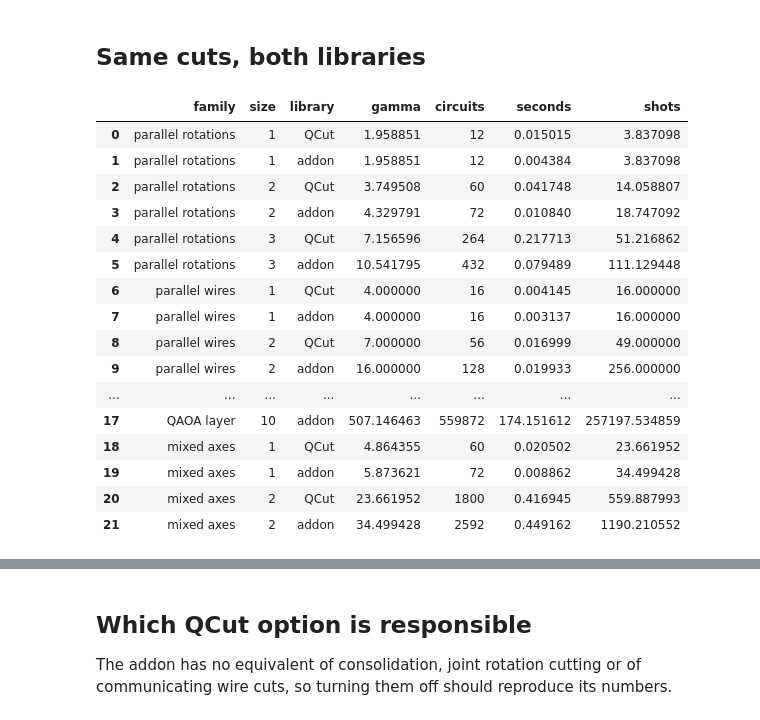
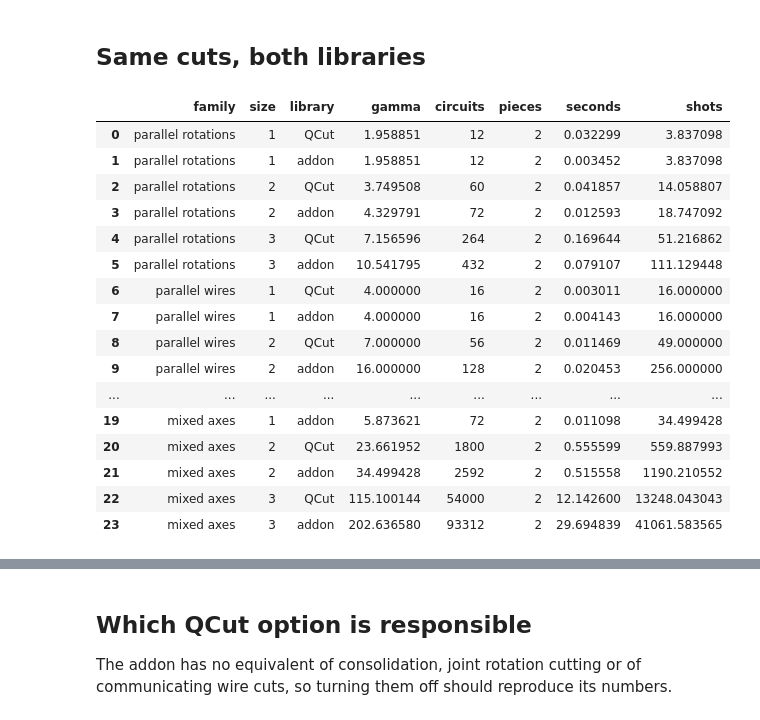
Before and after one commit to JooNiv/QCut, a Jupyter notebook: benchmarks/QCutVsAddon.ipynb, the cells around one changed output, grey strips where cells are left out. Saved outputs shown, nothing was run; the diff lists cells and outputs as text; code cells hidden in the pictures.

```diff
--- a/benchmarks/QCutVsAddon.ipynb
+++ b/benchmarks/QCutVsAddon.ipynb
@@ -71,7 +72,7 @@ def parallel_wires(wires):
     return marked, addon, None, True
 
 
-def qaoa_layer(nodes, degree=3, seed=7):
+def qaoa_layer(nodes, degree=2, seed=7):
     """One QAOA layer on a random regular graph, split down the middle."""
     graph = nx.random_regular_graph(degree, nodes, seed=seed)
     half = nodes // 2
@@ -113,17 +114,37 @@ def mixed_axes(pairs):
 FAMILIES = {
     "parallel rotations": (parallel_rotations, [1, 2, 3]),
     "parallel wires": (parallel_wires, [1, 2, 3]),
-    "QAOA layer": (qaoa_layer, [6, 8, 10]),
-    "mixed axes": (mixed_axes, [1, 2]),
+    "QAOA layer": (qaoa_layer, [4, 5, 6]),
+    "mixed axes": (mixed_axes, [1, 2, 3]),
 }
 # %% [markdown]
 ## Same cuts, both libraries
 # %%
-def run_qcut(marked, observables, options=None):
+def budget_from(labels):
+    """The addon is told how to partition, so QCut has to be given the same budget.
+
+    Left free, QCut splits into the circuit's natural connected components, which can be
+    more pieces than the labels ask for. Same gamma, but more circuits per group, so the
+    counts would not be comparable.
+    """
+    if labels is None:
+        return None
+    return [labels.count(label) for label in dict.fromkeys(labels)]
+
+
+def run_qcut(marked, observables, options=None, max_qubits=None):
     t = perf_counter()
-    circuit = ck.get_locations_and_subcircuits(marked.copy(), options=options)
+    circuit = ck.get_locations_and_subcircuits(
+        marked.copy(), max_qubits=max_qubits, options=options
+    )
     experiment = ck.get_experiment_circuits(circuit, observables)
-    return float(experiment.gamma), int(experiment.num_circuits), perf_counter() - t
+    seconds = perf_counter() - t
+    return (
+        float(experiment.gamma),
+        int(experiment.num_circuits),
+        seconds,
+        len(circuit.subcircuits),
+    )
 
 
 def run_addon(circuit, observables, labels, wire_cuts):
@@ -144,51 +165,55 @@ def run_addon(circuit, observables, labels, wire_cuts):
         observables=problem.subobservables,
         num_samples=np.inf,
     )
     # the coefficient 1-norm, not prod(basis.overhead), which would be gamma squared
     gamma = float(sum(abs(w) for w, _ in coefficients))
     count = int(sum(len(g) for g in subexperiments.values()))
-    return gamma, count, perf_counter() - t
+    return gamma, count, perf_counter() - t, len(problem.subcircuits)
 
+
+exact = CutOptions(expansion="exact")
 
 rows = []
 for family, (build, sizes) in FAMILIES.items():
     for size in sizes:
         marked, addon, labels, wire_cuts = build(size)
         observables = single_z(marked.num_qubits)
-        for library, (gamma, count, seconds) in (
-            ("QCut", run_qcut(marked, observables)),
+        budget = budget_from(labels)
+        for library, (gamma, count, seconds, pieces) in (
+            ("QCut", run_qcut(marked, observables, exact, budget)),
             ("addon", run_addon(addon, observables, labels, wire_cuts)),
         ):
             rows.append(
                 {
                     "family": family,
                     "size": size,
                     "library": library,
                     "gamma": gamma,
                     "circuits": count,
+                    "pieces": pieces,
                     "seconds": seconds,
                 }
             )
 
 same = pd.DataFrame(rows)
 same["shots"] = same["gamma"] ** 2
 same
 # %% [output]
-|  | family | size | library | gamma | circuits | seconds | shots |
-| 0 | parallel rotations | 1 | QCut | 1.958851 | 12 | 0.015015 | 3.837098 |
-| 1 | parallel rotations | 1 | addon | 1.958851 | 12 | 0.004384 | 3.837098 |
-| 2 | parallel rotations | 2 | QCut | 3.749508 | 60 | 0.041748 | 14.058807 |
-| 3 | parallel rotations | 2 | addon | 4.329791 | 72 | 0.010840 | 18.747092 |
-| 4 | parallel rotations | 3 | QCut | 7.156596 | 264 | 0.217713 | 51.216862 |
-| 5 | parallel rotations | 3 | addon | 10.541795 | 432 | 0.079489 | 111.129448 |
-| 6 | parallel wires | 1 | QCut | 4.000000 | 16 | 0.004145 | 16.000000 |
-| 7 | parallel wires | 1 | addon | 4.000000 | 16 | 0.003137 | 16.000000 |
-| 8 | parallel wires | 2 | QCut | 7.000000 | 56 | 0.016999 | 49.000000 |
-| 9 | parallel wires | 2 | addon | 16.000000 | 128 | 0.019933 | 256.000000 |
-| ... | ... | ... | ... | ... | ... | ... | ... |
-| 17 | QAOA layer | 10 | addon | 507.146463 | 559872 | 174.151612 | 257197.534859 |
-| 18 | mixed axes | 1 | QCut | 4.864355 | 60 | 0.020502 | 23.661952 |
-| 19 | mixed axes | 1 | addon | 5.873621 | 72 | 0.008862 | 34.499428 |
-| 20 | mixed axes | 2 | QCut | 23.661952 | 1800 | 0.416945 | 559.887993 |
-| 21 | mixed axes | 2 | addon | 34.499428 | 2592 | 0.449162 | 1190.210552 |
+|  | family | size | library | gamma | circuits | pieces | seconds | shots |
+| 0 | parallel rotations | 1 | QCut | 1.958851 | 12 | 2 | 0.032299 | 3.837098 |
+| 1 | parallel rotations | 1 | addon | 1.958851 | 12 | 2 | 0.003452 | 3.837098 |
+| 2 | parallel rotations | 2 | QCut | 3.749508 | 60 | 2 | 0.041857 | 14.058807 |
+| 3 | parallel rotations | 2 | addon | 4.329791 | 72 | 2 | 0.012593 | 18.747092 |
+| 4 | parallel rotations | 3 | QCut | 7.156596 | 264 | 2 | 0.169644 | 51.216862 |
+| 5 | parallel rotations | 3 | addon | 10.541795 | 432 | 2 | 0.079107 | 111.129448 |
+| 6 | parallel wires | 1 | QCut | 4.000000 | 16 | 2 | 0.003011 | 16.000000 |
+| 7 | parallel wires | 1 | addon | 4.000000 | 16 | 2 | 0.004143 | 16.000000 |
+| 8 | parallel wires | 2 | QCut | 7.000000 | 56 | 2 | 0.011469 | 49.000000 |
+| 9 | parallel wires | 2 | addon | 16.000000 | 128 | 2 | 0.020453 | 256.000000 |
+| ... | ... | ... | ... | ... | ... | ... | ... | ... |
+| 19 | mixed axes | 1 | addon | 5.873621 | 72 | 2 | 0.011098 | 34.499428 |
+| 20 | mixed axes | 2 | QCut | 23.661952 | 1800 | 2 | 0.555599 | 559.887993 |
+| 21 | mixed axes | 2 | addon | 34.499428 | 2592 | 2 | 0.515558 | 1190.210552 |
+| 22 | mixed axes | 3 | QCut | 115.100144 | 54000 | 2 | 12.142600 | 13248.043043 |
+| 23 | mixed axes | 3 | addon | 202.636580 | 93312 | 2 | 29.694839 | 41061.583565 |
 # %%
```
Also changed, not shown: parts of 7 cells of this notebook.
